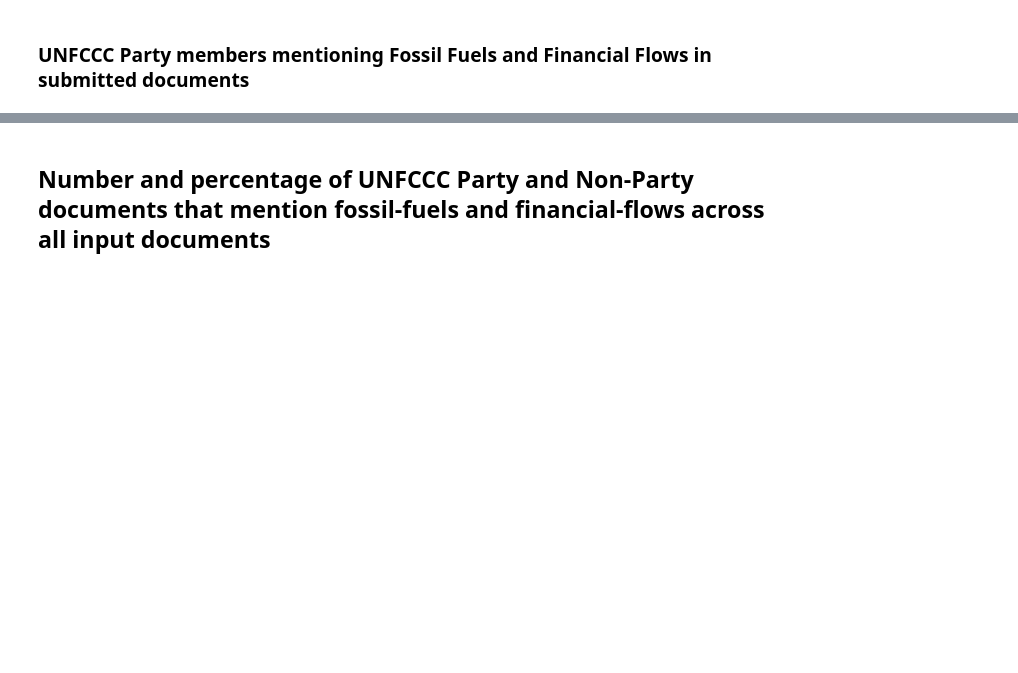
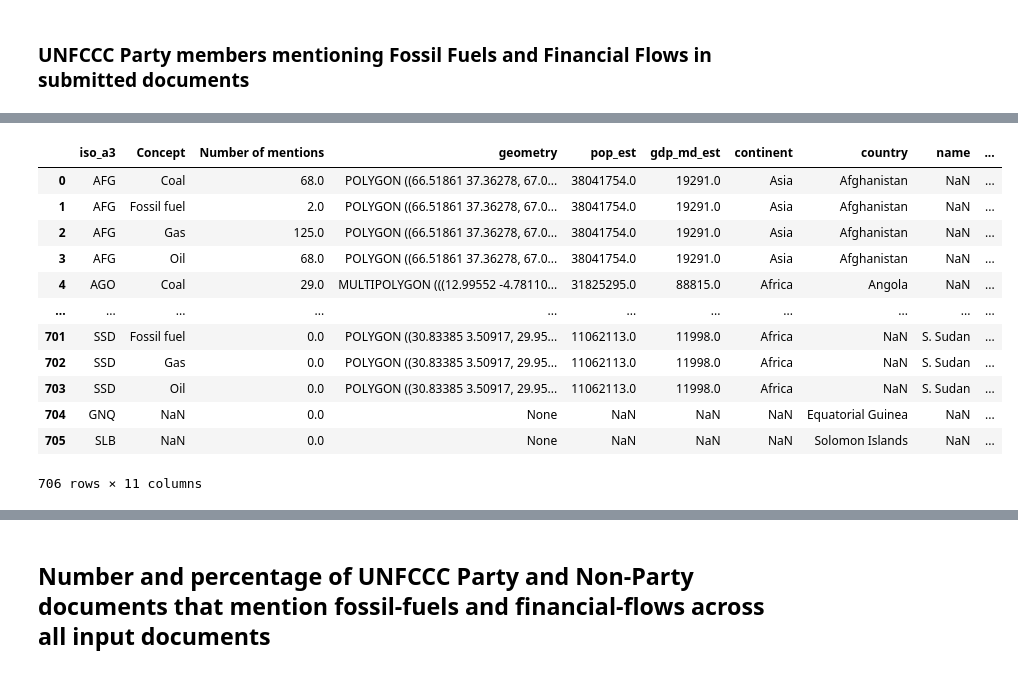
Before and after one commit to climatepolicyradar/global-stocktake, a Jupyter notebook: notebooks/co-occurrence-report.ipynb, the cells around one changed output, grey strips where cells are left out. Saved outputs shown, nothing was run; the diff lists cells and outputs as text; code cells hidden in the pictures; blank space fills up the shorter version.

```diff
--- a/notebooks/co-occurrence-report.ipynb
+++ b/notebooks/co-occurrence-report.ipynb
@@ -169,3 +216,45 @@ df=gpd.GeoDataFrame(df)
+# %%
+def add_zero_mentions_2(df_concepts_geoplot, df_worldbank, concept_col="Concept"):
+    # for every country in world, check if the concept is in df_concepts_geoplot. If not, add a row with count 0
+    for country in df_worldbank["iso_a3"]:
+        for conc in df_concepts_geoplot[concept_col].unique():
+            if not df_concepts_geoplot[
+                (df_concepts_geoplot["iso_a3"] == country) & (df_concepts_geoplot[concept_col] == conc)
+            ].empty:
+                continue
+            else:
+                df_concepts_geoplot = pd.concat(
+                    [
+                        df_concepts_geoplot,
+                        df_worldbank[df_worldbank["iso_a3"] == country]
+                        .reset_index(drop=True)
+                        .merge(
+                            pd.DataFrame({concept_col: [conc], "Number of mentions": [0]}, index=[0]),
+                            left_index=True,
+                            right_index=True,
+                        ),
+                    ],
+                    ignore_index=True,
+                )
+    return df_concepts_geoplot
+# %%
+df=add_zero_mentions_2(df, df_worldbank, "combined_concept")
+# %%
+df
+# %% [output]
+|  | iso_a3 | Concept | Number of mentions | geometry | pop_est | gdp_md_est | continent | country | name | ... |
+| 0 | AFG | Coal | 68.0 | POLYGON ((66.51861 37.36278, 67.0... | 38041754.0 | 19291.0 | Asia | Afghanistan | NaN | ... |
+| 1 | AFG | Fossil fuel | 2.0 | POLYGON ((66.51861 37.36278, 67.0... | 38041754.0 | 19291.0 | Asia | Afghanistan | NaN | ... |
+| 2 | AFG | Gas | 125.0 | POLYGON ((66.51861 37.36278, 67.0... | 38041754.0 | 19291.0 | Asia | Afghanistan | NaN | ... |
+| 3 | AFG | Oil | 68.0 | POLYGON ((66.51861 37.36278, 67.0... | 38041754.0 | 19291.0 | Asia | Afghanistan | NaN | ... |
+| 4 | AGO | Coal | 29.0 | MULTIPOLYGON (((12.99552 -4.78110... | 31825295.0 | 88815.0 | Africa | Angola | NaN | ... |
+| ... | ... | ... | ... | ... | ... | ... | ... | ... | ... | ... |
+| 701 | SSD | Fossil fuel | 0.0 | POLYGON ((30.83385 3.50917, 29.95... | 11062113.0 | 11998.0 | Africa | NaN | S. Sudan | ... |
+| 702 | SSD | Gas | 0.0 | POLYGON ((30.83385 3.50917, 29.95... | 11062113.0 | 11998.0 | Africa | NaN | S. Sudan | ... |
+| 703 | SSD | Oil | 0.0 | POLYGON ((30.83385 3.50917, 29.95... | 11062113.0 | 11998.0 | Africa | NaN | S. Sudan | ... |
+| 704 | GNQ | NaN | 0.0 | None | NaN | NaN | NaN | Equatorial Guinea | NaN | ... |
+| 705 | SLB | NaN | 0.0 | None | NaN | NaN | NaN | Solomon Islands | NaN | ... |
+706 rows × 11 columns
 # %%
 def create_choropleth_map_co_occurrence(df, concept):
     df=df[df['combined_concept']==concept]
```
Also changed, not shown: parts of 10 cells of this notebook, 2 other files.
